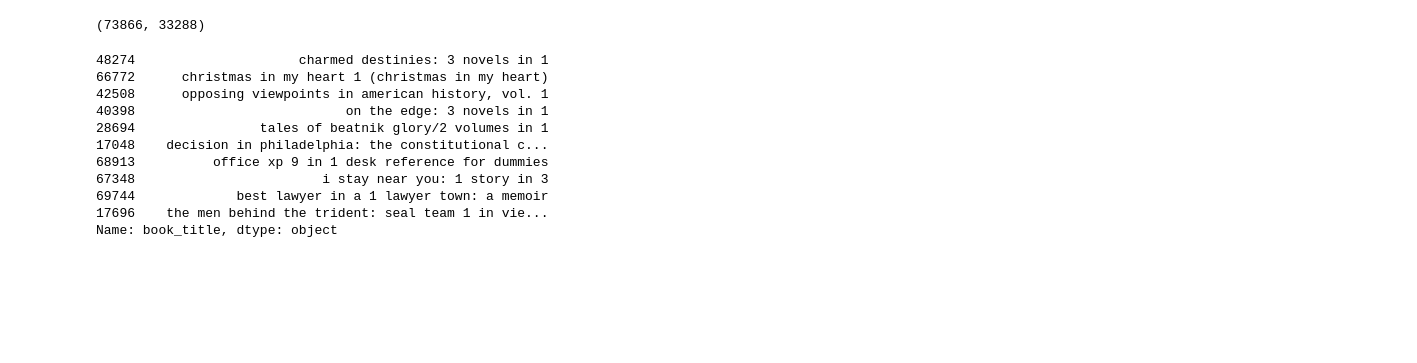
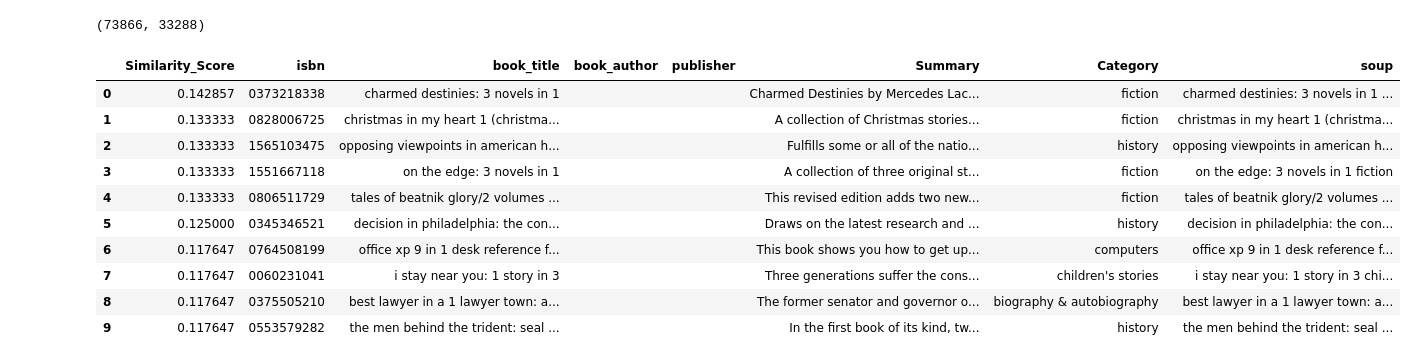
Before and after one commit to marinaepitropaki/BookRecommendationSystem, a Jupyter notebook: BookRecommendationSystem.ipynb, the cells around one changed output. Drawn from its saved outputs; the diff is of its cells as text; code cells hidden in the pictures; blank space fills up the shorter version.

```diff
--- a/BookRecommendationSystem.ipynb
+++ b/BookRecommendationSystem.ipynb
@@ -744,14 +730,15 @@ def get_recommendations(title):
-# %%
-get_recommendations('decision in normandy')
-# %% [output]
-48274                     charmed destinies: 3 novels in 1
-66772      christmas in my heart 1 (christmas in my heart)
-42508      opposing viewpoints in american history, vol. 1
-40398                           on the edge: 3 novels in 1
-28694                tales of beatnik glory/2 volumes in 1
-17048    decision in philadelphia: the constitutional c...
-68913          office xp 9 in 1 desk reference for dummies
-67348                        i stay near you: 1 story in 3
-69744             best lawyer in a 1 lawyer town: a memoir
-17696    the men behind the trident: seal team 1 in vie...
-Name: book_title, dtype: object
+# %%
+cosine_score_df = get_recommendations("decision in normandy")
+cosine_score_df
+# %% [output]
+|  | Similarity_Score | isbn | book_title | book_author | publisher | Summary | Category | soup |
+| 0 | 0.142857 | 0373218338 | charmed destinies: 3 novels in 1 |  |  | Charmed Destinies by Mercedes Lac... | fiction | charmed destinies: 3 novels in 1 ... |
+| 1 | 0.133333 | 0828006725 | christmas in my heart 1 (christma... |  |  | A collection of Christmas stories... | fiction | christmas in my heart 1 (christma... |
+| 2 | 0.133333 | 1565103475 | opposing viewpoints in american h... |  |  | Fulfills some or all of the natio... | history | opposing viewpoints in american h... |
+| 3 | 0.133333 | 1551667118 | on the edge: 3 novels in 1 |  |  | A collection of three original st... | fiction | on the edge: 3 novels in 1 fiction |
+| 4 | 0.133333 | 0806511729 | tales of beatnik glory/2 volumes ... |  |  | This revised edition adds two new... | fiction | tales of beatnik glory/2 volumes ... |
+| 5 | 0.125000 | 0345346521 | decision in philadelphia: the con... |  |  | Draws on the latest research and ... | history | decision in philadelphia: the con... |
+| 6 | 0.117647 | 0764508199 | office xp 9 in 1 desk reference f... |  |  | This book shows you how to get up... | computers | office xp 9 in 1 desk reference f... |
+| 7 | 0.117647 | 0060231041 | i stay near you: 1 story in 3 |  |  | Three generations suffer the cons... | children's stories | i stay near you: 1 story in 3 chi... |
+| 8 | 0.117647 | 0375505210 | best lawyer in a 1 lawyer town: a... |  |  | The former senator and governor o... | biography & autobiography | best lawyer in a 1 lawyer town: a... |
+| 9 | 0.117647 | 0553579282 | the men behind the trident: seal ... |  |  | In the first book of its kind, tw... | history | the men behind the trident: seal ... |
```
Also changed, not shown: parts of 22 cells of this notebook.
